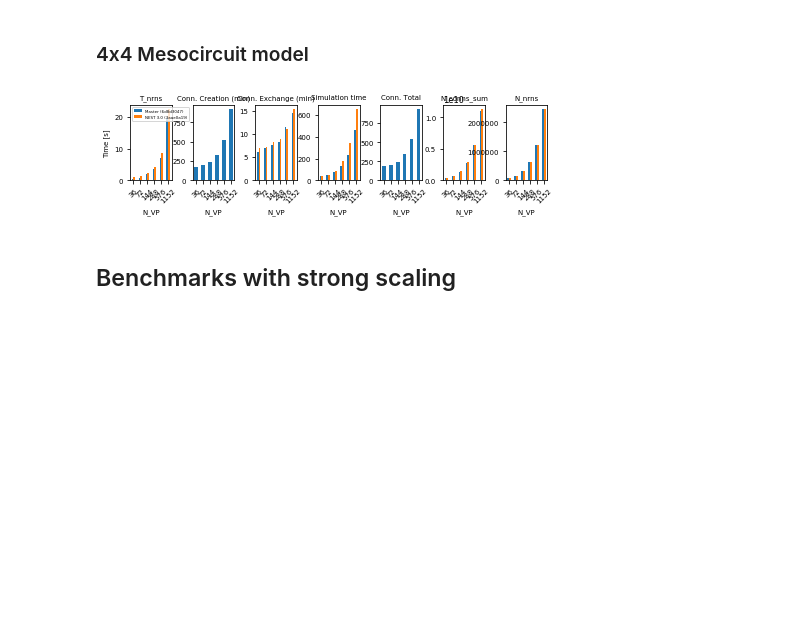
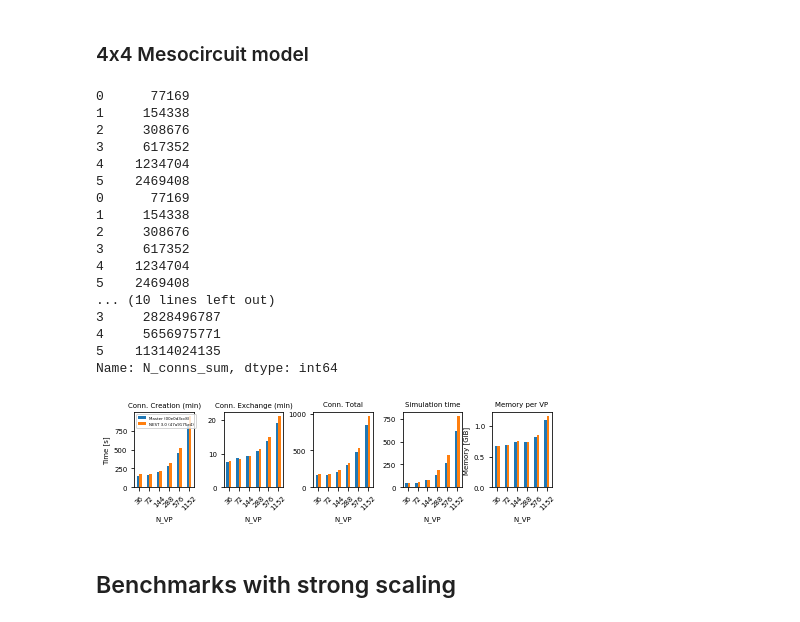
Before and after one commit to INM-6/beNNch, a Jupyter notebook: results/NEST_3_0_benchmark_results/NEST_3_0_benchmarks.ipynb, the cells around one changed output. Drawn from its saved outputs; the diff is of its cells as text; code cells hidden in the pictures; blank space fills up the shorter version.

Commit message:
updated results

```diff
--- a/results/NEST_3_0_benchmark_results/NEST_3_0_benchmarks.ipynb
+++ b/results/NEST_3_0_benchmark_results/NEST_3_0_benchmarks.ipynb
@@ -23,6 +23,12 @@ plt.rcParams.update({'figure.figsize': plotsize_subplots,
 # %%
 def calculate_T_conn_and_memory(df):
     """Calculate T_conn and memory_per_vp"""
+
+    # For MAM, T_conns is divided into T_network_global and T_connect:
+    if 'T_conns_min' not in list(df) and 'T_network_global_min' in list(df):
+        df['T_conns_min'] = df['T_network_global_min'] + df['T_connect_min']
+        df['T_conns_max'] = df['T_network_global_max'] + df['T_connect_max']
+
     df['T_bld_xn'] = df['T_conns_min'] + df['T_ini_max']
     df['T_bld_nx'] = df['T_conns_max'] + df['T_ini_min']
     df['Conn. Total']   = df[['T_bld_xn', 'T_bld_nx']].min(axis=1)
@@ -298,22 +346,41 @@ topology
 # %% [markdown]
 ### 4x4 Mesocircuit model
 # %%
-meso_m = pd.read_csv('results/4x4_mesocircuit_6d8d3047_daint.csv')
-meso_m['Case'] = ['Master (6d8d3047)'] * len(meso_m)
-meso_3 = pd.read_csv('results/4x4_mesocircuit_3_0_daint.csv')
-meso_3['Case'] = ['NEST 3.0 (3aae0a19)'] * len(meso_3)
+meso_m = pd.read_csv('results/4x4_mesocircuit_00e0d3cc8_daint.csv')
+meso_m['Case'] = ['Master (00e0d3cc8)'] * len(meso_m)
+meso_3 = pd.read_csv('results/4x4_mesocircuit_3_0_47a9175e4_daint.csv')
+meso_3['Case'] = ['NEST 3.0 (47a9175e4)'] * len(meso_3)
 
 meso = pd.concat([meso_m, meso_3])
 
 meso = calculate_T_conn_and_memory(meso)
 meso
 meso_p = plot_compare(meso, 'figures/4x4_mesocircuit_weak_scaling.pdf',
-                      values=['T_nrns', 'Conn. Creation (min)', 'Conn. Exchange (min)', 'Conn. Total', 'N_conns_sum', 'N_nrns'], legend_loc='upper left')
+                      #values=['T_nrns', 'Conn. Creation (min)', 'Conn. Exchange (min)', 'Conn. Total',
+                      #        'N_conns_sum', 'N_nrns'],
+                      legend_loc='upper left')
 
-#print(meso['N_nrns'])
-#print(meso['N_conns_sum'])
+print(meso['N_nrns'])
+print(meso['N_conns_sum'])
 # %% [output]
+0      77169
+1     154338
+2     308676
+3     617352
+4    1234704
+5    2469408
+0      77169
+1     154338
+2     308676
+3     617352
+4    1234704
+5    2469408
+... (10 lines left out)
+3     2828496787
+4     5656975771
+5    11314024135
+Name: N_conns_sum, dtype: int64
-[figure, old version]
+[figure, new version]
 # %% [markdown]
 ## Benchmarks with strong scaling
 # %% [markdown]
```
Also changed, not shown: parts of 9 cells of this notebook, 24 other files.
